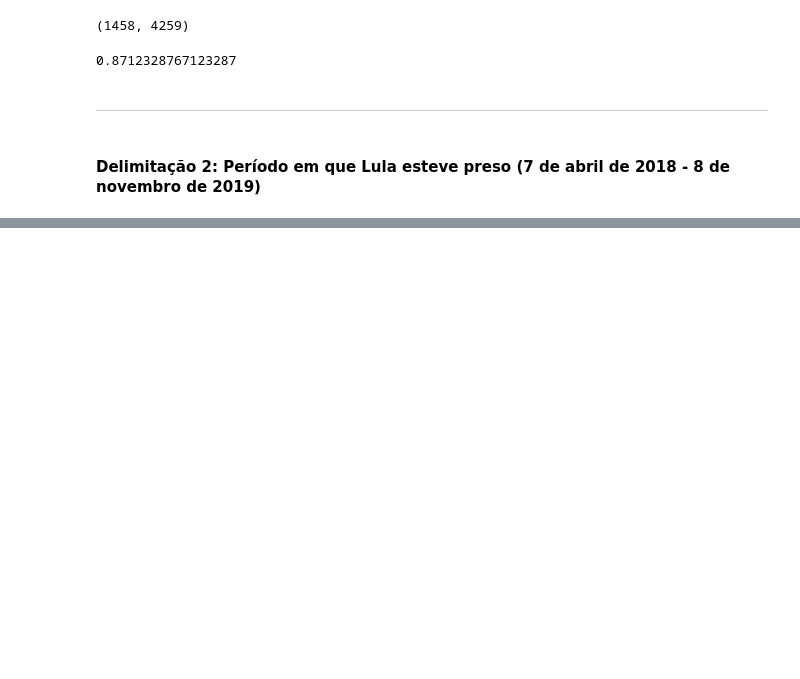
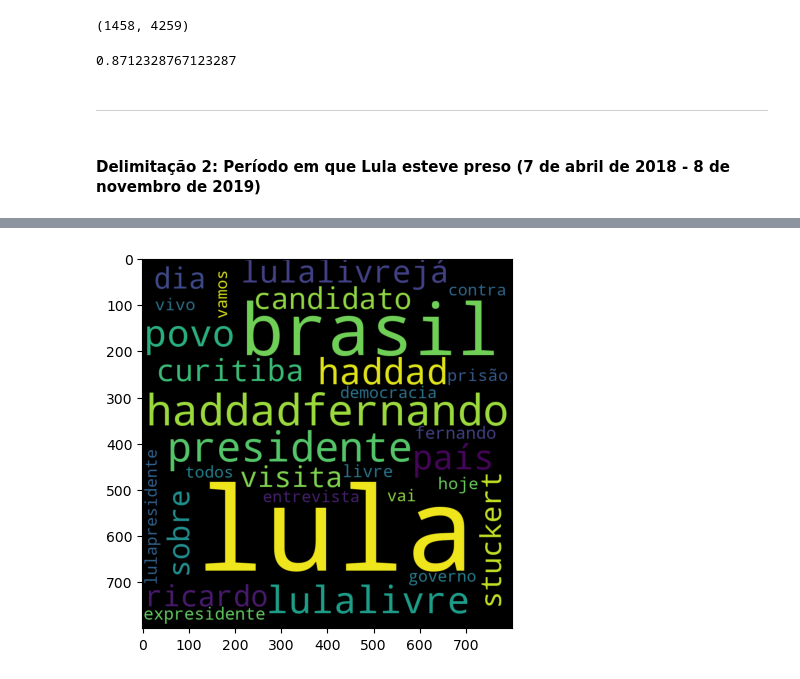
Before and after one commit to BaimaCaio/analise-twitter-lula-bolsonaro, a Jupyter notebook: analysis.ipynb, the cells around one changed output, grey strips where cells are left out. Saved outputs shown, nothing was run; the diff lists cells and outputs as text; code cells hidden in the pictures; blank space fills up the shorter version.

```diff
--- a/analysis.ipynb
+++ b/analysis.ipynb
@@ -528,0 +565,13 @@ ___
+# %%
+top30 = frequencia(prisao_lula.split(), 30)
+top30 = dict(top30)
+nuvem_de_palavras = WordCloud(stopwords=stopwords,
+                              height=800,
+                              width=800,
+                              max_words=30)
+nuvem_de_palavras.generate_from_frequencies(top30)
+
+plt.imshow(nuvem_de_palavras)
+plt.show()
+# %% [output]
+[figure, added]
```
Also changed, not shown: parts of 16 cells of this notebook.
